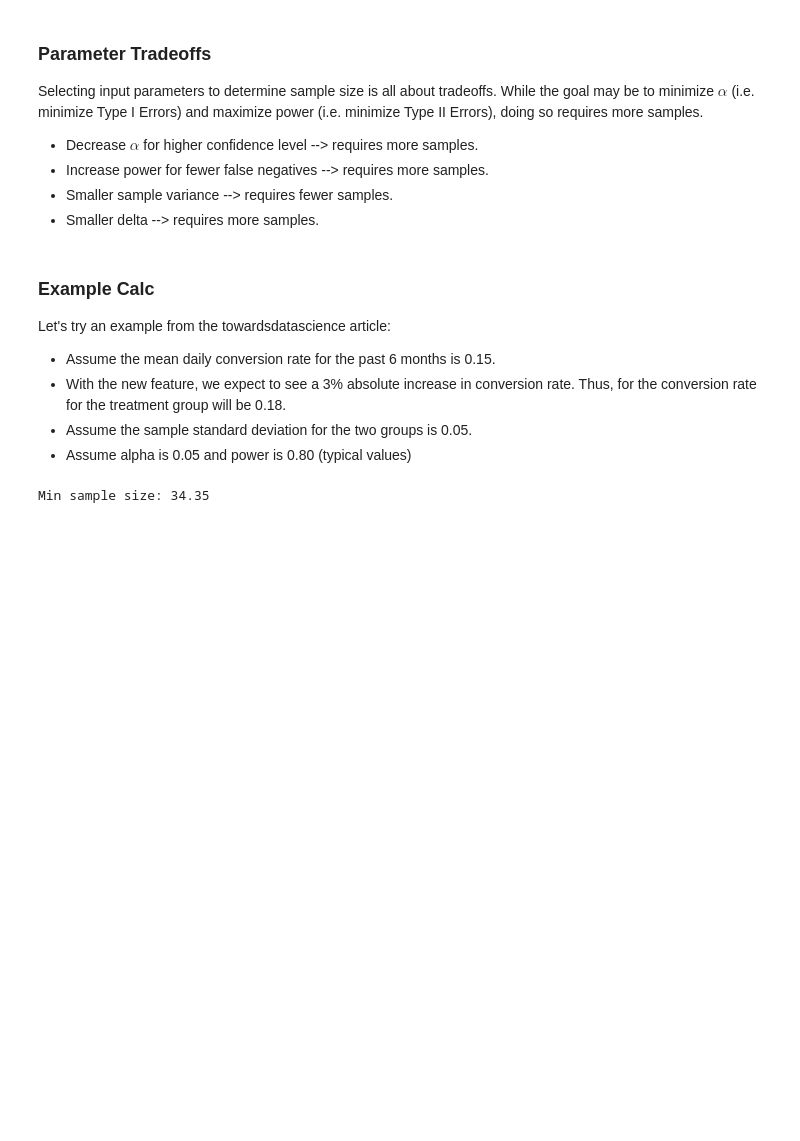
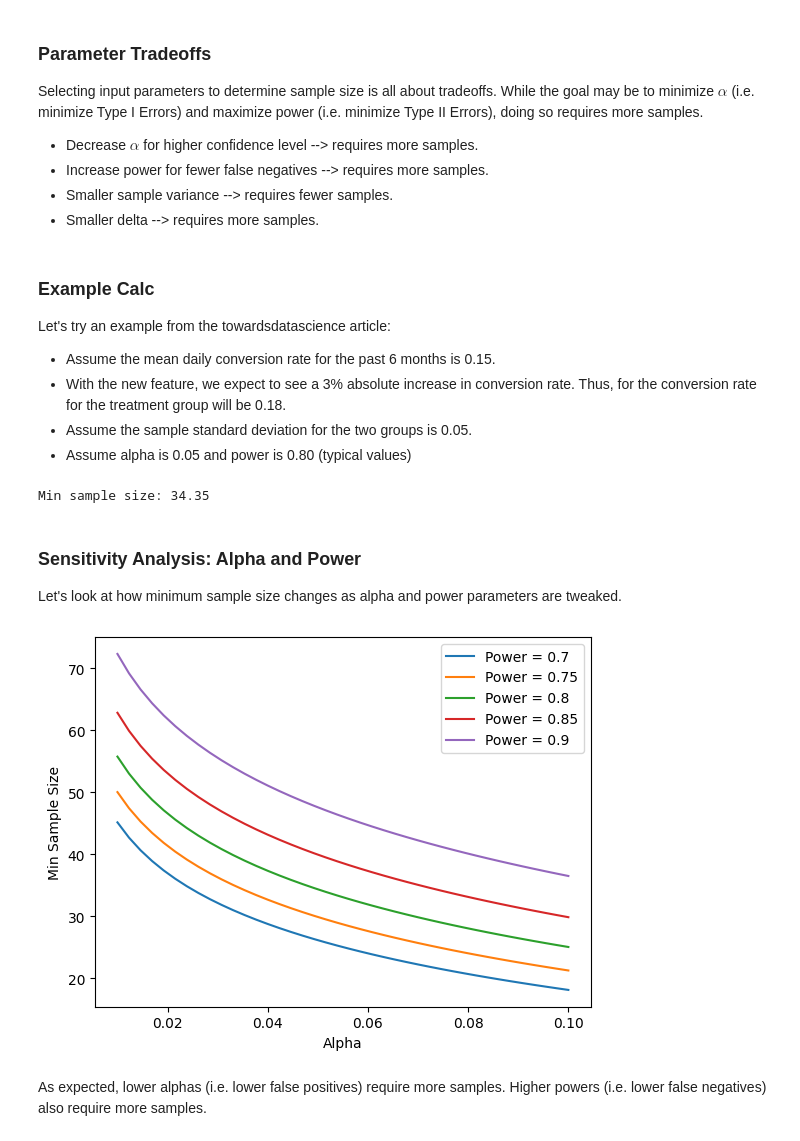
Before and after one commit to data-sandbox/stats-playground, a Jupyter notebook: ab_testing.ipynb, the cells around one changed output. Saved outputs shown, nothing was run; the diff lists cells and outputs as text; code cells hidden in the pictures; blank space fills up the shorter version.

Commit message:
Add sensitivity analysis

```diff
--- a/ab_testing.ipynb
+++ b/ab_testing.ipynb
@@ -86,3 +88,36 @@ n = min_sample_size(alpha, beta, one_tailed, sigma0, sigma1, conversion0, conver
 print(f'Min sample size: {n:.2f}')
 # %% [output]
 Min sample size: 34.35
+# %% [markdown]
+### Sensitivity Analysis: Alpha and Power
+
+Let's look at how minimum sample size changes as alpha and power parameters are tweaked.
+# %%
+# Fixed
+one_tailed = True
+sigma0 = 0.05
+sigma1 = 0.05
+conversion0 = 0.15
+conversion1 = 0.18
+
+# Variable
+alpha = np.linspace(0.01, 0.10, 40)
+power = np.linspace(0.7, 0.9, 5)
+beta = 1 - power
+
+# Sample size 2D array
+n = np.zeros((len(beta), len(alpha)))
+for index, value in enumerate(beta):
+    n[index, :] = [min_sample_size(a, value, one_tailed, sigma0, sigma1, conversion0, conversion1) for a in alpha]
+# %%
+# Plot
+for index, value in enumerate(power):
+    plt.plot(alpha, n[index], label=f'Power = {value}')
+plt.xlabel('Alpha')
+plt.ylabel('Min Sample Size')
+plt.legend()
+plt.show()
+# %% [output]
+[figure, added]
+# %% [markdown]
+As expected, lower alphas (i.e. lower false positives) require more samples. Higher powers (i.e. lower false negatives) also require more samples.
```
Also changed, not shown: parts of 2 cells of this notebook.
